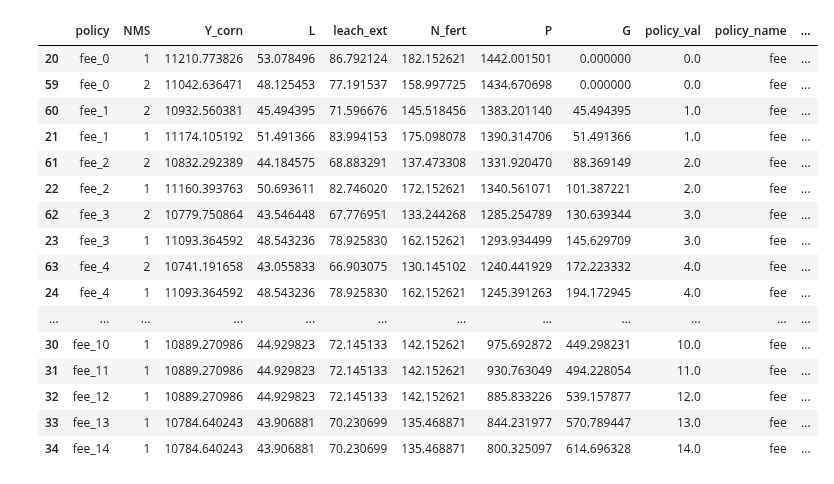
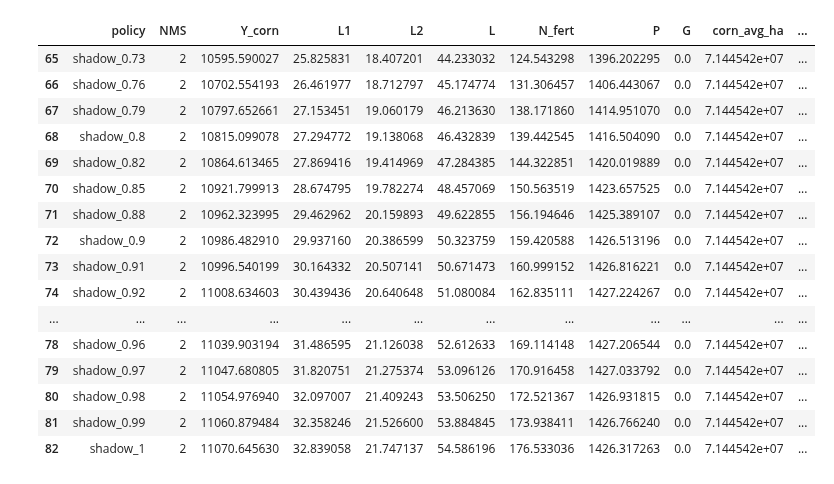
Before and after one commit to germanmandrini/n_policy, a Jupyter notebook: Codes/5e_L_reduction_cost.ipynb, the cells around one changed output. Saved outputs shown, nothing was run; the diff lists cells and outputs as text; code cells hidden in the pictures.

```diff
--- a/Codes/5e_L_reduction_cost.ipynb
+++ b/Codes/5e_L_reduction_cost.ipynb
@@ -4,22 +4,22 @@ import pandas as pd
 import pyreadr
 import scipy
 # %%
-perfomances_dt5 = pyreadr.read_r("/home/germanm2/n_policy_box/Data/files_rds/perfomances_dt5.rds")[None] # also works for RData
+perfomances_dt4 = pyreadr.read_r("/home/germanm2/n_policy_box/Data/files_rds/perfomances_dt4.rds")[None] # also works for RData
 # Get base level L and create L_pct reduction (% reduction with baselevel)
 # baselevel_n = perfomances_dt5[(perfomances_dt5['NMS'] == '1') & (perfomances_dt5['policy'] == 'fee_0')]['L'].to_numpy()[0]
 # perfomances_dt5['L_pct_red'] = (1-(perfomances_dt5['L']/baselevel_n))*100
 # Get base level P and create P_dlt (change in P with baselevel)
-baselevel_p = perfomances_dt5[(perfomances_dt5['NMS'] == '1') & (perfomances_dt5['policy'] == 'fee_0')]['P'].to_numpy()[0]
-perfomances_dt5['P_dlt'] = perfomances_dt5['P']-baselevel_p
+baselevel_p = perfomances_dt4[(perfomances_dt4['NMS'] == '1') & (perfomances_dt4['policy'] == 'fee_0')]['P'].to_numpy()[0]
+perfomances_dt4['P_dlt'] = perfomances_dt4['P']-baselevel_p
 # CalcGetulate base level Y_corn and create Y_corn_pct (% change with baselevel)
-baselevel_y = perfomances_dt5[(perfomances_dt5['NMS'] == '1') & (perfomances_dt5['policy'] == 'fee_0')]['Y_corn'].to_numpy()[0]
-perfomances_dt5['Y_corn_pct'] = perfomances_dt5['Y_corn']/baselevel_y
+baselevel_y = perfomances_dt4[(perfomances_dt4['NMS'] == '1') & (perfomances_dt4['policy'] == 'fee_0')]['Y_corn'].to_numpy()[0]
+perfomances_dt4['Y_corn_pct'] = perfomances_dt4['Y_corn']/baselevel_y
 
 # #Keep change in Y >= 95%
-perfomances_dt5 = perfomances_dt5[perfomances_dt5['Y_corn_pct'] >= 0.95]
-perfomances_dt5 = perfomances_dt5[perfomances_dt5['Y_corn_pct'] <= 1.05]
+perfomances_dt4 = perfomances_dt4[perfomances_dt4['Y_corn_pct'] >= 0.95]
+perfomances_dt4 = perfomances_dt4[perfomances_dt4['Y_corn_pct'] <= 1.05]
 
 # #Calculate ag-sector cost
-perfomances_dt5['C'] = - perfomances_dt5['P_dlt'] - perfomances_dt5['G']
-perfomances_dt5[perfomances_dt5['policy_name'] == 'fee']
+perfomances_dt4['C'] = - perfomances_dt4['P_dlt'] - perfomances_dt4['G']
+perfomances_dt4[perfomances_dt4['policy_name'] == 'fee']
 # %% [output]
@@ -43,36 +43,39 @@ perfomances_dt5[perfomances_dt5['policy_name'] == 'fee']
 # %%
-perfomances_dt5['L_change'] = -perfomances_dt5['L_change']
-perfomances_dt5 = perfomances_dt5[perfomances_dt5['L_change'] >= 0]
-perfomances_dt5 = perfomances_dt5.sort_values(by=['policy_val'])
-ratio_1_dt = perfomances_dt5[(perfomances_dt5['policy_name'] == 'ratio') & (perfomances_dt5['NMS'] == '1')]
-fee_1_dt = perfomances_dt5[(perfomances_dt5['policy_name'] == 'fee') & (perfomances_dt5['NMS'] == '1')]
-nred_1_dt = perfomances_dt5[(perfomances_dt5['policy_name'] == 'nred') & (perfomances_dt5['NMS'] == '1')]
-subs_1_dt = perfomances_dt5[(perfomances_dt5['policy_name'] == 'subs') & (perfomances_dt5['NMS'] == '1')]
+perfomances_dt4['L_change'] = -perfomances_dt4['L_change']
+# perfomances_dt4 = perfomances_dt4[perfomances_dt4['L_change'] >= 0]
+perfomances_dt4 = perfomances_dt4.sort_values(by=['policy_val'])
+ratio_1_dt = perfomances_dt4[(perfomances_dt4['policy_name'] == 'ratio') & (perfomances_dt4['NMS'] == '1')]
+fee_1_dt = perfomances_dt4[(perfomances_dt4['policy_name'] == 'fee') & (perfomances_dt4['NMS'] == '1')]
+nred_1_dt = perfomances_dt4[(perfomances_dt4['policy_name'] == 'nred') & (perfomances_dt4['NMS'] == '1')]
+# subs_1_dt = perfomances_dt4[(perfomances_dt4['policy_name'] == 'subs') & (perfomances_dt4['NMS'] == '1')]
+shadow_1_dt = perfomances_dt4[(perfomances_dt4['policy_name'] == 'shadow') & (perfomances_dt4['NMS'] == '1')]
 
-ratio_2_dt = perfomances_dt5[(perfomances_dt5['policy_name'] == 'ratio') & (perfomances_dt5['NMS'] == '2')]
-fee_2_dt = perfomances_dt5[(perfomances_dt5['policy_name'] == 'fee') & (perfomances_dt5['NMS'] == '2')]
-nred_2_dt = perfomances_dt5[(perfomances_dt5['policy_name'] == 'nred') & (perfomances_dt5['NMS'] == '2')]
-subs_2_dt = perfomances_dt5[(perfomances_dt5['policy_name'] == 'subs') & (perfomances_dt5['NMS'] == '2')]
+ratio_2_dt = perfomances_dt4[(perfomances_dt4['policy_name'] == 'ratio') & (perfomances_dt4['NMS'] == '2')]
+fee_2_dt = perfomances_dt4[(perfomances_dt4['policy_name'] == 'fee') & (perfomances_dt4['NMS'] == '2')]
+nred_2_dt = perfomances_dt4[(perfomances_dt4['policy_name'] == 'nred') & (perfomances_dt4['NMS'] == '2')]
+# subs_2_dt = perfomances_dt4[(perfomances_dt4['policy_name'] == 'subs') & (perfomances_dt4['NMS'] == '2')]
+shadow_2_dt = perfomances_dt4[(perfomances_dt4['policy_name'] == 'shadow') & (perfomances_dt4['NMS'] == '2')]
 
-perfomances_dt5[perfomances_dt5['policy_name'] == 'fee']
+perfomances_dt4[perfomances_dt4['policy_name'] == 'fee']
+shadow_2_dt
 # %% [output]
-|  | policy | NMS | Y_corn | L | leach_ext | N_fert | P | G | policy_val | policy_name | ... |
-| 20 | fee_0 | 1 | 11210.773826 | 53.078496 | 86.792124 | 182.152621 | 1442.001501 | 0.000000 | 0.0 | fee | ... |
-| 59 | fee_0 | 2 | 11042.636471 | 48.125453 | 77.191537 | 158.997725 | 1434.670698 | 0.000000 | 0.0 | fee | ... |
-| 60 | fee_1 | 2 | 10932.560381 | 45.494395 | 71.596676 | 145.518456 | 1383.201140 | 45.494395 | 1.0 | fee | ... |
-| 21 | fee_1 | 1 | 11174.105192 | 51.491366 | 83.994153 | 175.098078 | 1390.314706 | 51.491366 | 1.0 | fee | ... |
-| 61 | fee_2 | 2 | 10832.292389 | 44.184575 | 68.883291 | 137.473308 | 1331.920470 | 88.369149 | 2.0 | fee | ... |
-| 22 | fee_2 | 1 | 11160.393763 | 50.693611 | 82.746020 | 172.152621 | 1340.561071 | 101.387221 | 2.0 | fee | ... |
-| 62 | fee_3 | 2 | 10779.750864 | 43.546448 | 67.776951 | 133.244268 | 1285.254789 | 130.639344 | 3.0 | fee | ... |
-| 23 | fee_3 | 1 | 11093.364592 | 48.543236 | 78.925830 | 162.152621 | 1293.934499 | 145.629709 | 3.0 | fee | ... |
-| 63 | fee_4 | 2 | 10741.191658 | 43.055833 | 66.903075 | 130.145102 | 1240.441929 | 172.223332 | 4.0 | fee | ... |
-| 24 | fee_4 | 1 | 11093.364592 | 48.543236 | 78.925830 | 162.152621 | 1245.391263 | 194.172945 | 4.0 | fee | ... |
+|  | policy | NMS | Y_corn | L1 | L2 | L | N_fert | P | G | corn_avg_ha | ... |
+| 65 | shadow_0.73 | 2 | 10595.590027 | 25.825831 | 18.407201 | 44.233032 | 124.543298 | 1396.202295 | 0.0 | 7.144542e+07 | ... |
+| 66 | shadow_0.76 | 2 | 10702.554193 | 26.461977 | 18.712797 | 45.174774 | 131.306457 | 1406.443067 | 0.0 | 7.144542e+07 | ... |
+| 67 | shadow_0.79 | 2 | 10797.652661 | 27.153451 | 19.060179 | 46.213630 | 138.171860 | 1414.951070 | 0.0 | 7.144542e+07 | ... |
+| 68 | shadow_0.8 | 2 | 10815.099078 | 27.294772 | 19.138068 | 46.432839 | 139.442545 | 1416.504090 | 0.0 | 7.144542e+07 | ... |
+| 69 | shadow_0.82 | 2 | 10864.613465 | 27.869416 | 19.414969 | 47.284385 | 144.322851 | 1420.019889 | 0.0 | 7.144542e+07 | ... |
+| 70 | shadow_0.85 | 2 | 10921.799913 | 28.674795 | 19.782274 | 48.457069 | 150.563519 | 1423.657525 | 0.0 | 7.144542e+07 | ... |
+| 71 | shadow_0.88 | 2 | 10962.323995 | 29.462962 | 20.159893 | 49.622855 | 156.194646 | 1425.389107 | 0.0 | 7.144542e+07 | ... |
+| 72 | shadow_0.9 | 2 | 10986.482910 | 29.937160 | 20.386599 | 50.323759 | 159.420588 | 1426.513196 | 0.0 | 7.144542e+07 | ... |
+| 73 | shadow_0.91 | 2 | 10996.540199 | 30.164332 | 20.507141 | 50.671473 | 160.999152 | 1426.816221 | 0.0 | 7.144542e+07 | ... |
+| 74 | shadow_0.92 | 2 | 11008.634603 | 30.439436 | 20.640648 | 51.080084 | 162.835111 | 1427.224267 | 0.0 | 7.144542e+07 | ... |
 | ... | ... | ... | ... | ... | ... | ... | ... | ... | ... | ... | ... |
-| 30 | fee_10 | 1 | 10889.270986 | 44.929823 | 72.145133 | 142.152621 | 975.692872 | 449.298231 | 10.0 | fee | ... |
-| 31 | fee_11 | 1 | 10889.270986 | 44.929823 | 72.145133 | 142.152621 | 930.763049 | 494.228054 | 11.0 | fee | ... |
-| 32 | fee_12 | 1 | 10889.270986 | 44.929823 | 72.145133 | 142.152621 | 885.833226 | 539.157877 | 12.0 | fee | ... |
-| 33 | fee_13 | 1 | 10784.640243 | 43.906881 | 70.230699 | 135.468871 | 844.231977 | 570.789447 | 13.0 | fee | ... |
-| 34 | fee_14 | 1 | 10784.640243 | 43.906881 | 70.230699 | 135.468871 | 800.325097 | 614.696328 | 14.0 | fee | ... |
+| 78 | shadow_0.96 | 2 | 11039.903194 | 31.486595 | 21.126038 | 52.612633 | 169.114148 | 1427.206544 | 0.0 | 7.144542e+07 | ... |
+| 79 | shadow_0.97 | 2 | 11047.680805 | 31.820751 | 21.275374 | 53.096126 | 170.916458 | 1427.033792 | 0.0 | 7.144542e+07 | ... |
+| 80 | shadow_0.98 | 2 | 11054.976940 | 32.097007 | 21.409243 | 53.506250 | 172.521367 | 1426.931815 | 0.0 | 7.144542e+07 | ... |
+| 81 | shadow_0.99 | 2 | 11060.879484 | 32.358246 | 21.526600 | 53.884845 | 173.938411 | 1426.766240 | 0.0 | 7.144542e+07 | ... |
+| 82 | shadow_1 | 2 | 11070.645630 | 32.839058 | 21.747137 | 54.586196 | 176.533036 | 1426.317263 | 0.0 | 7.144542e+07 | ... |
 # %%
 # libraries
 import matplotlib.pyplot as plt
```
Also changed, not shown: parts of 2 cells of this notebook, 8 other files.
